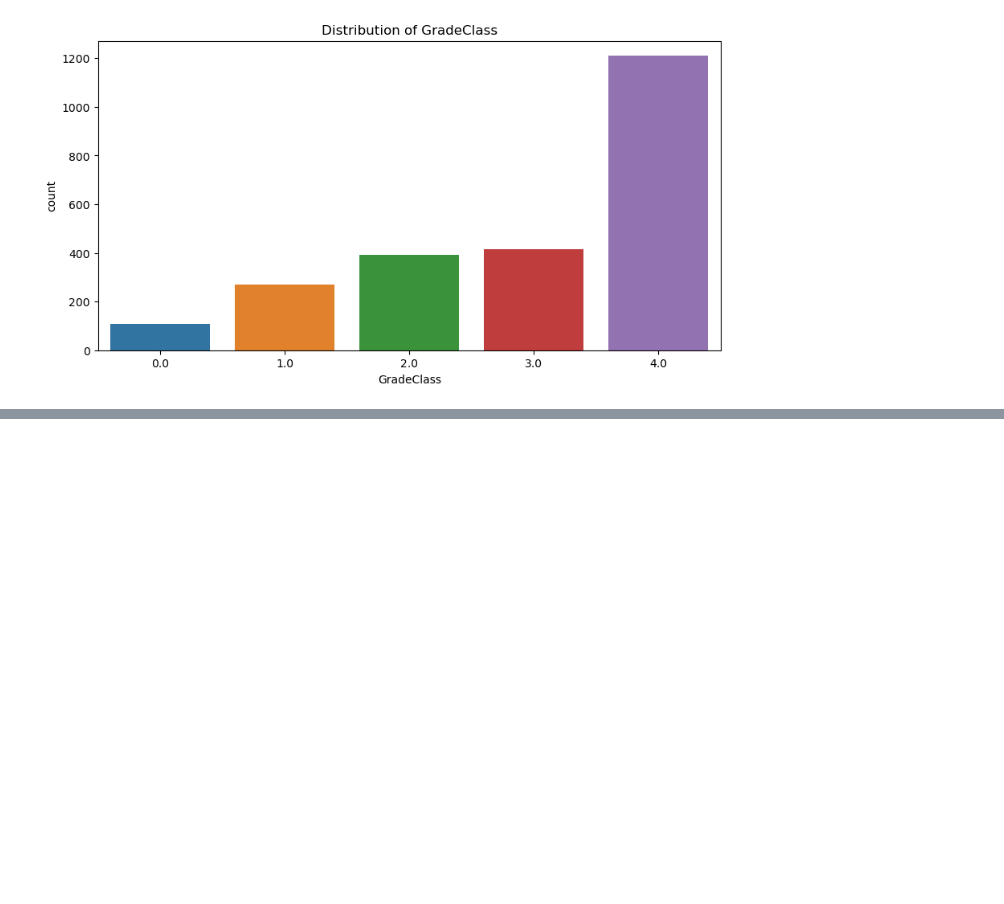
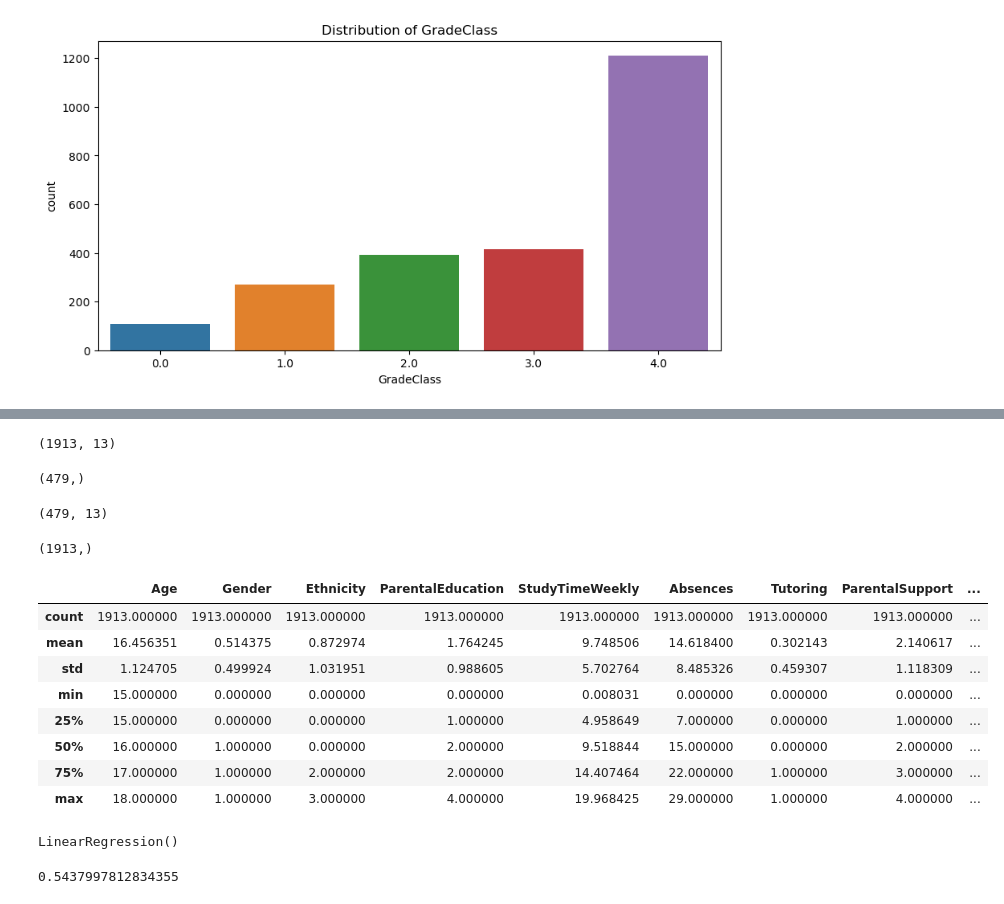
Before and after one commit to SilbaB/ADS_final_project, a Jupyter notebook: student_performance.ipynb, the cells around one changed output, grey strips where cells are left out. Drawn from its saved outputs; the diff is of its cells as text; code cells hidden in the pictures; blank space fills up the shorter version.

Commit message:
training the model

```diff
--- a/student_performance.ipynb
+++ b/student_performance.ipynb
@@ -118,0 +164,34 @@ for columns in data:
+# %%
+X_train=data.drop(columns=['GradeClass'],axis=1)
+# %%
+y_train=data['GradeClass']
+# %%
+X_train,X_test,y_train,y_test=train_test_split(X_train,y_train,random_state=42,test_size=0.2)
+# %%
+X_train.shape
+# %% [output]
+(1913, 13)
+# %%
+y_test.shape
+# %% [output]
+(479,)
+# %%
+X_test.shape
+# %% [output]
+(479, 13)
+# %%
+y_train.shape
+# %% [output]
+(1913,)
+# %%
+X_train.describe()
+# %% [output]
+|  | Age | Gender | Ethnicity | ParentalEducation | StudyTimeWeekly | Absences | Tutoring | ParentalSupport | ... |
+| count | 1913.000000 | 1913.000000 | 1913.000000 | 1913.000000 | 1913.000000 | 1913.000000 | 1913.000000 | 1913.000000 | ... |
+| mean | 16.456351 | 0.514375 | 0.872974 | 1.764245 | 9.748506 | 14.618400 | 0.302143 | 2.140617 | ... |
+| std | 1.124705 | 0.499924 | 1.031951 | 0.988605 | 5.702764 | 8.485326 | 0.459307 | 1.118309 | ... |
+| min | 15.000000 | 0.000000 | 0.000000 | 0.000000 | 0.008031 | 0.000000 | 0.000000 | 0.000000 | ... |
+| 25% | 15.000000 | 0.000000 | 0.000000 | 1.000000 | 4.958649 | 7.000000 | 0.000000 | 1.000000 | ... |
+| 50% | 16.000000 | 1.000000 | 0.000000 | 2.000000 | 9.518844 | 15.000000 | 0.000000 | 2.000000 | ... |
+| 75% | 17.000000 | 1.000000 | 2.000000 | 2.000000 | 14.407464 | 22.000000 | 1.000000 | 3.000000 | ... |
+| max | 18.000000 | 1.000000 | 3.000000 | 4.000000 | 19.968425 | 29.000000 | 1.000000 | 4.000000 | ... |
@@ -118,0 +200,4 @@ for columns in data:
+# %%
+model.fit(X_train,y_train)
+# %% [output]
+LinearRegression()
@@ -118,0 +208,4 @@ for columns in data:
+# %%
+mse
+# %% [output]
+0.5437997812834355
```
Also changed, not shown: parts of 11 cells of this notebook.
